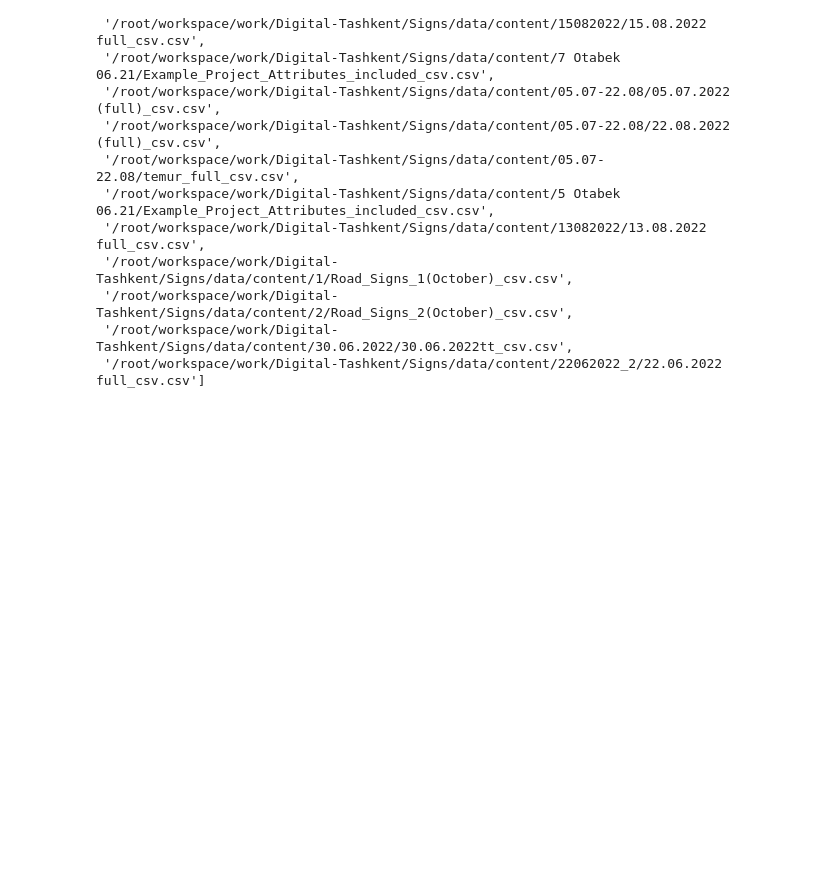
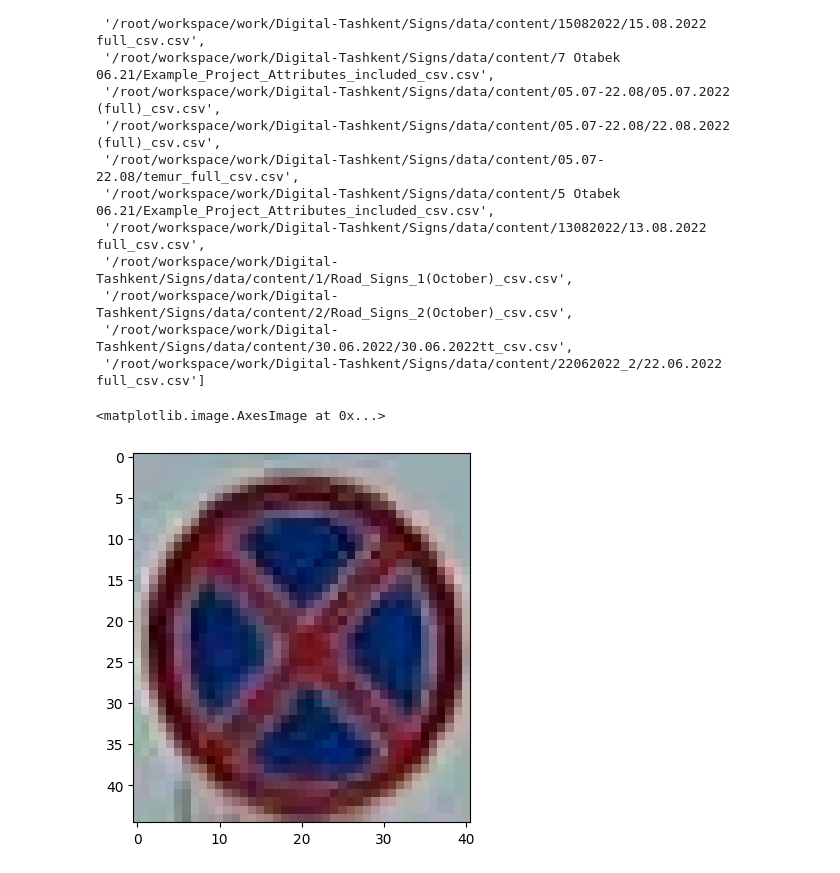
Before and after one commit to t1masavin/traffic-detection, a Jupyter notebook: classification/cls.ipynb, the cells around one changed output. Cells and saved outputs as stored; diff of their text form; code cells hidden in the pictures; blank space fills up the shorter version.

```diff
--- a/classification/cls.ipynb
+++ b/classification/cls.ipynb
@@ -61,0 +66,26 @@ list_train
+# %%
+def get_crop(img, bbox):
+    return img[bbox[1]:bbox[3], bbox[0]:bbox[2]]
+
+def wrapper(pth):
+    def root2path(item):
+        return os.path.join(pth, item)
+    return root2path
+
+def joiner(csv_item):
+    data = pd.read_csv(csv_item)
+    pth = '/'.join(csv_item.split('/')[:-1])
+    data = convertFromJson(data)
+    data = convertToXYmax(data)
+    data['image'] = data['image'].apply(wrapper(pth))
+    return data
+# %%
+# 18 trash file
+index = 17
+data = joiner(list_train[index])
+im, bbox = get_image(data, index)
+bbox = list(map(int, bbox))
+plt.imshow(get_crop(im, bbox))
+# %% [output]
+<matplotlib.image.AxesImage at 0x...>
+[figure, added]
```
Also changed, not shown: parts of 9 cells of this notebook, 1 other file.
